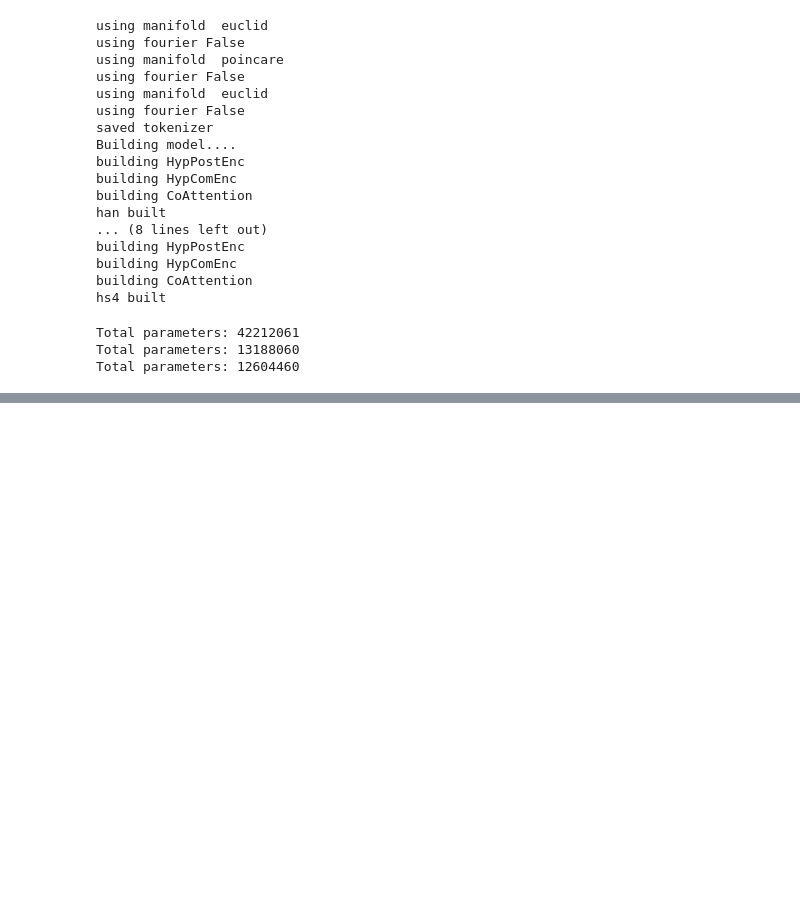
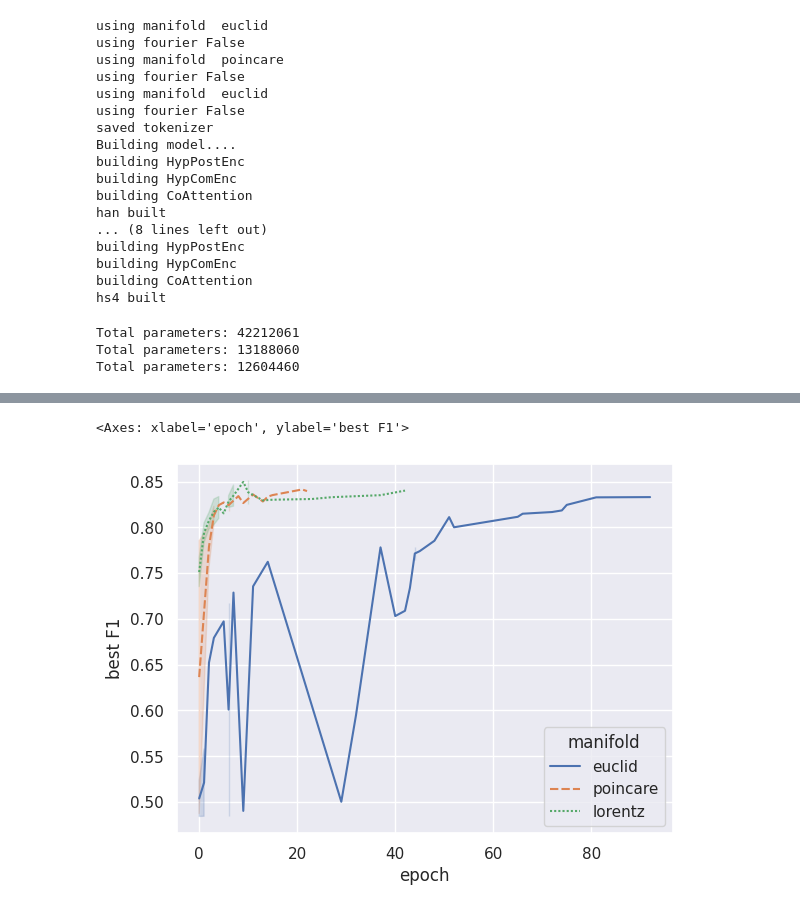
Before and after one commit to hchautran/Hyphen, a Jupyter notebook: test.ipynb, the cells around one changed output, grey strips where cells are left out. Drawn from its saved outputs; the diff is of its cells as text; code cells hidden in the pictures; blank space fills up the shorter version.

```diff
--- a/test.ipynb
+++ b/test.ipynb
@@ -258,0 +276,23 @@ plt.show()
+# %%
+from tqdm.auto import tqdm
+import seaborn as sns
+import pandas as pd
+
+df = pd.DataFrame()
+for run in tqdm(runs):
+   run = api.run(f"{entity}/{project}/{run.id}")
+   config = run.config
+   history = run.scan_history(keys=['best F1', 'epoch'])
+   type = config['type']
+   manifold = config['manifold']
+   for i,row in enumerate(history):
+      row = pd.DataFrame({'type': [type], 'manifold': [manifold], 'epoch': [row['epoch']], 'best F1': [row['best F1']]})
+      df = pd.concat([df, row])
+
+
+df = df[df['type'] == 'hs4']
+sns.set_theme(style="darkgrid")
+sns.lineplot(data=df, x="epoch", y="best F1", hue="manifold", style="manifold")
+# %% [output]
+<Axes: xlabel='epoch', ylabel='best F1'>
+[figure, added]
```
Also changed, not shown: parts of 2 cells of this notebook, 3 other files.
